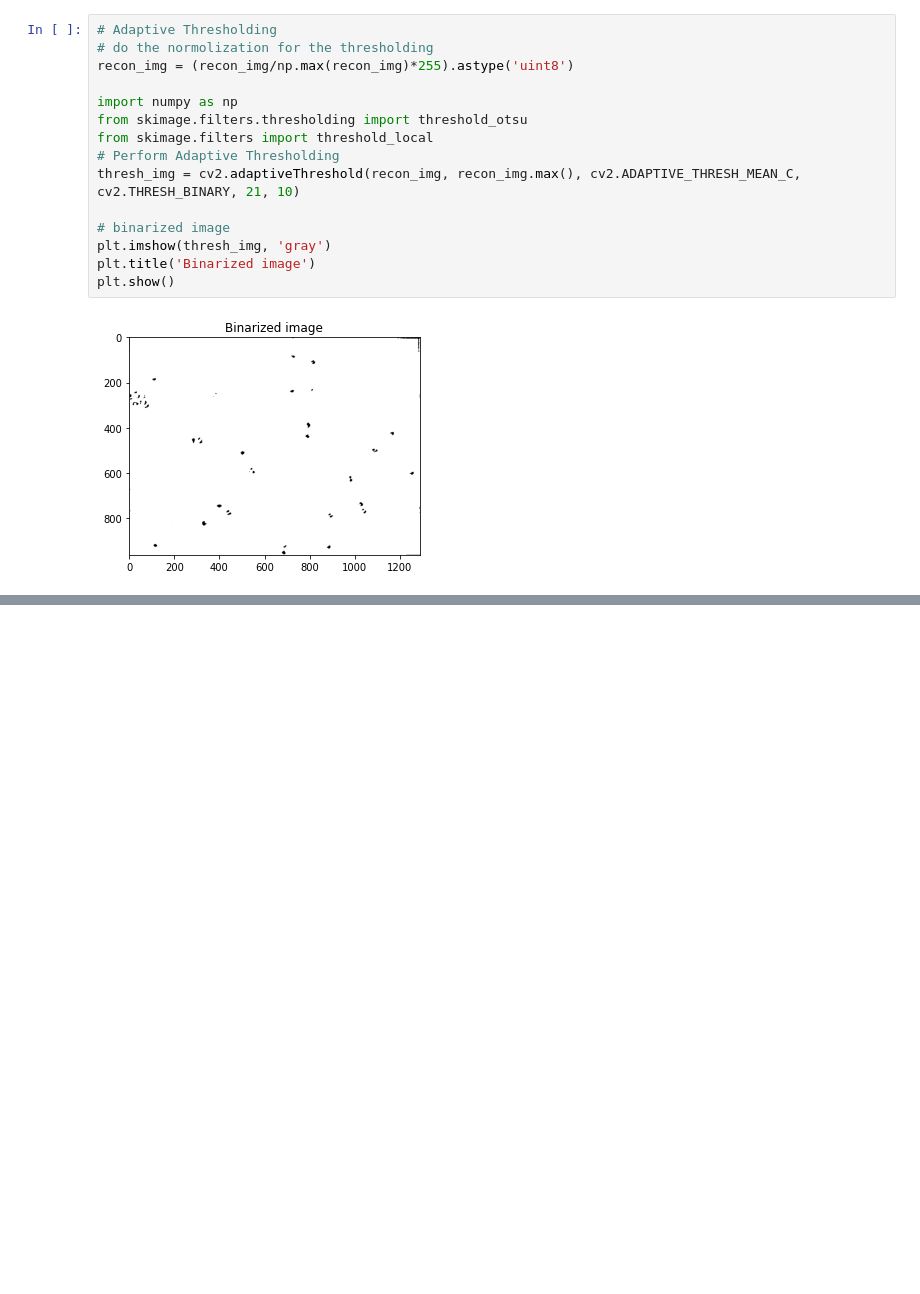
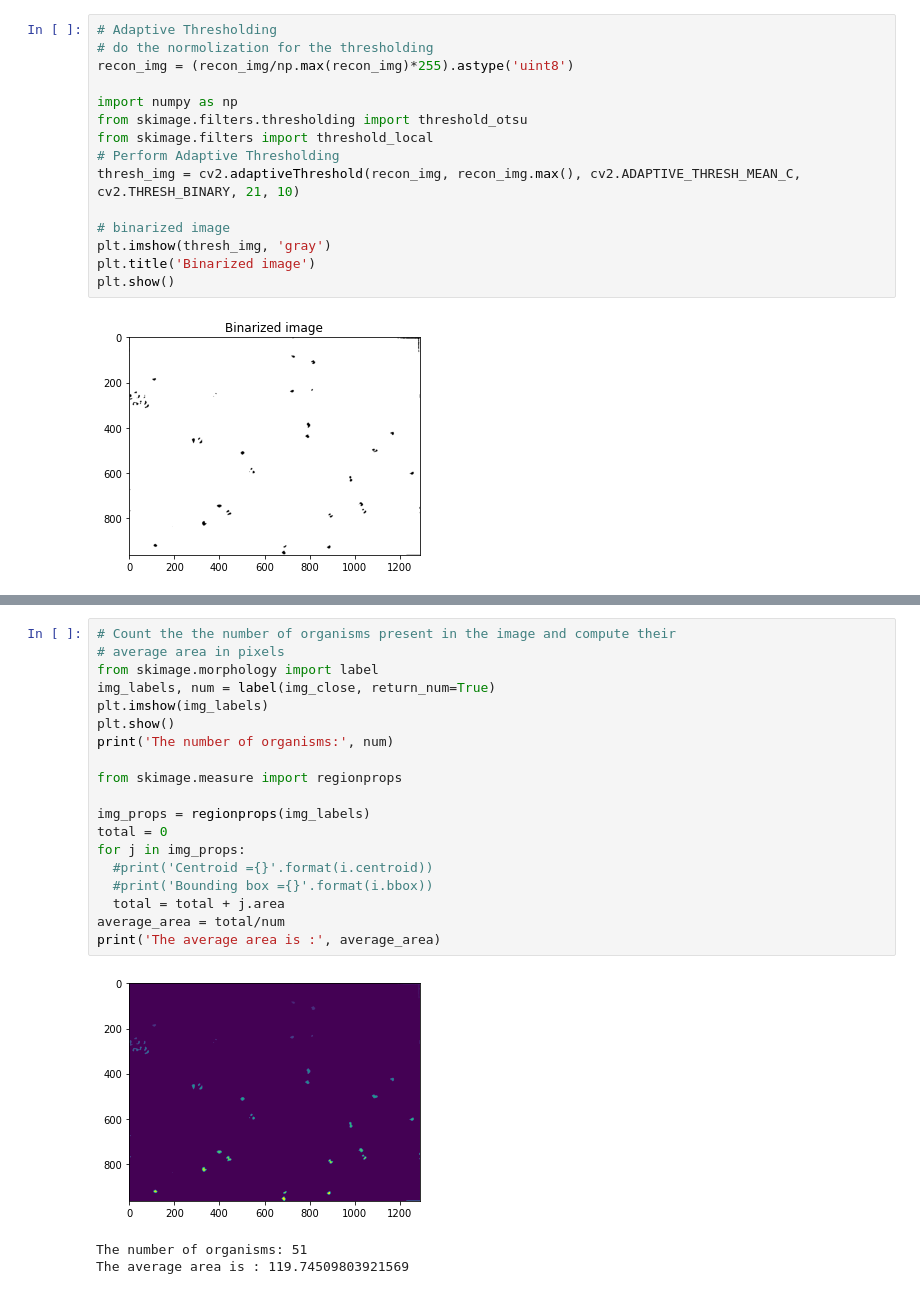
Before and after one commit to Henry-Medeiros/programming-challenge-3-linquan17, a Jupyter notebook: Programming_Challenge_3.ipynb, the cells around one changed output, grey strips where cells are left out. Drawn from its saved outputs; the diff is of its cells as text; blank space fills up the shorter version.

```diff
--- a/Programming_Challenge_3.ipynb
+++ b/Programming_Challenge_3.ipynb
@@ -100,0 +100,23 @@ plt.show()
+# %%
+# Count the the number of organisms present in the image and compute their
+# average area in pixels
+from skimage.morphology import label
+img_labels, num = label(img_close, return_num=True)
+plt.imshow(img_labels)
+plt.show()
+print('The number of organisms:', num)
+
+from skimage.measure import regionprops
+
+img_props = regionprops(img_labels)
+total = 0
+for j in img_props:
+  #print('Centroid ={}'.format(i.centroid))
+  #print('Bounding box ={}'.format(i.bbox))
+  total = total + j.area
+average_area = total/num
+print('The average area is :', average_area)
+# %% [output]
+[figure, added]
+The number of organisms: 51
+The average area is : 119.74509803921569
```
Also changed, not shown: parts of 2 cells of this notebook.
